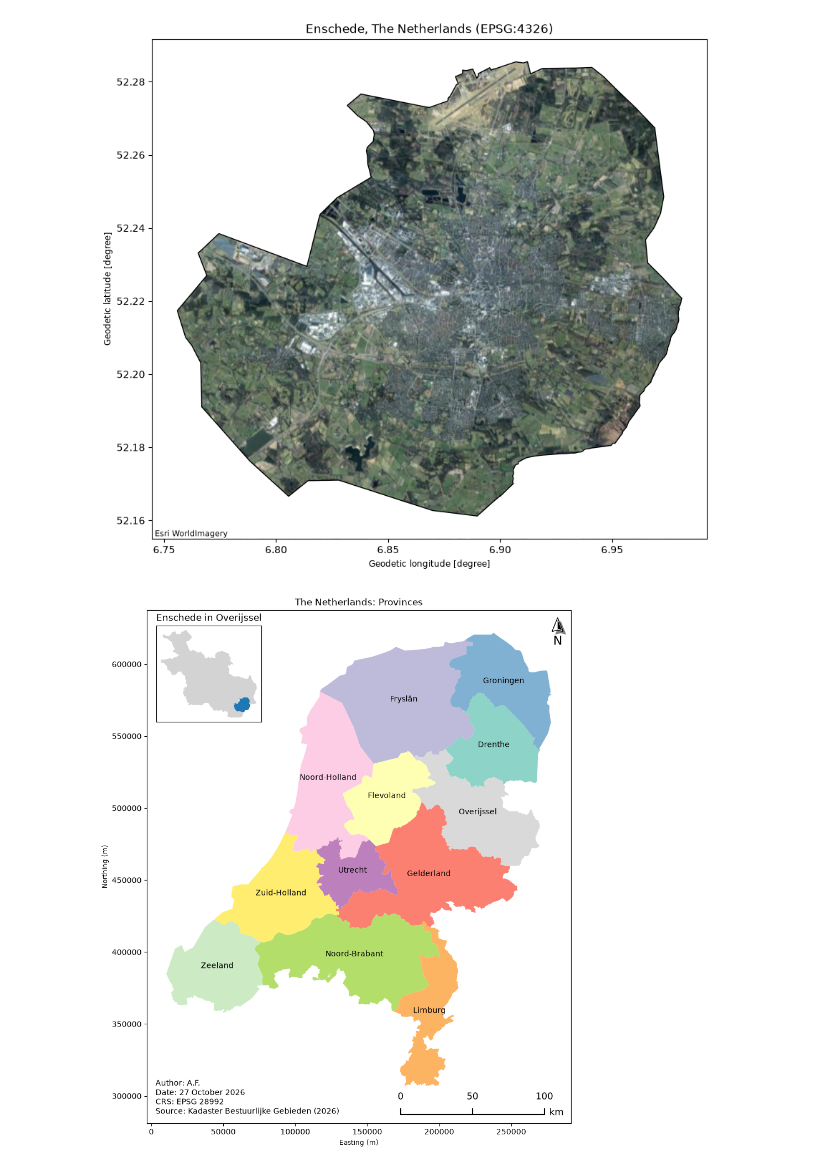
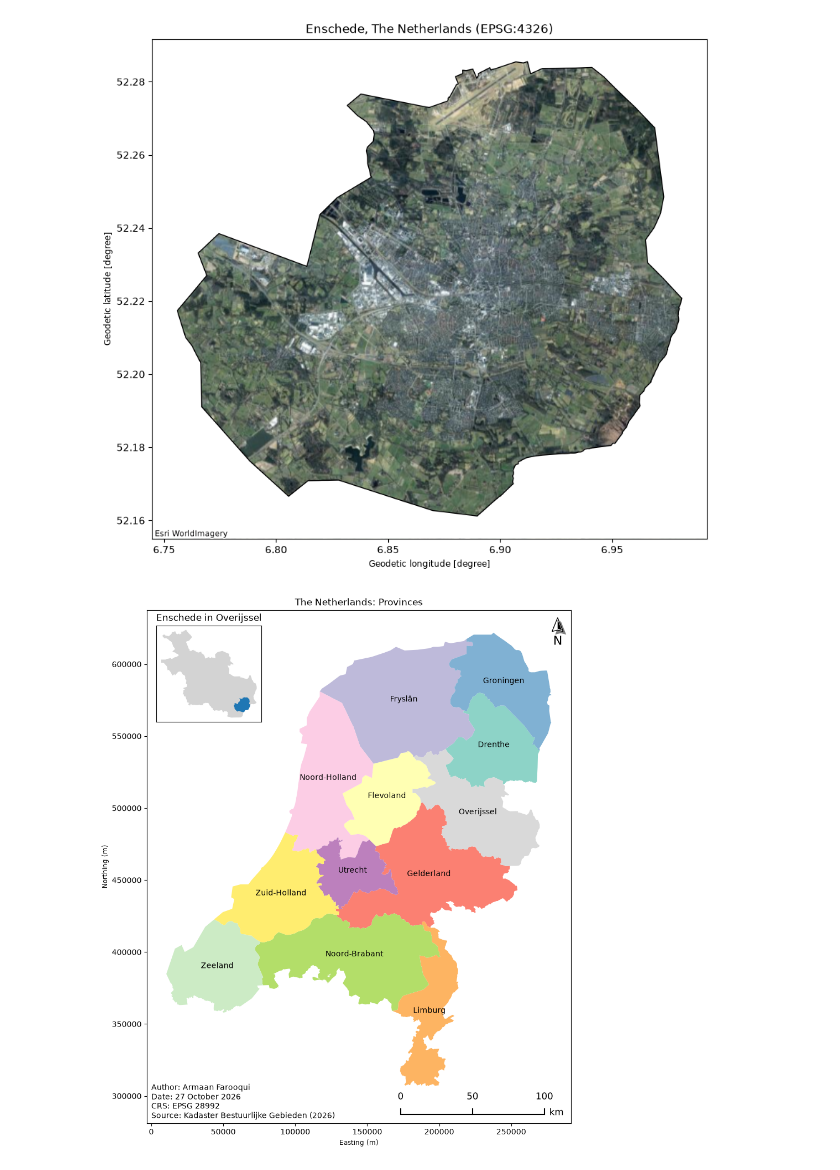
Before and after one commit to armaanFarooqui/playground, a Jupyter notebook: notebooks/3_political_maps.ipynb, the cells around one changed output. Cells and saved outputs as stored; diff of their text form; code cells hidden in the pictures.

```diff
--- a/notebooks/3_political_maps.ipynb
+++ b/notebooks/3_political_maps.ipynb
@@ -9,7 +9,7 @@ from shapely.geometry import box
 from matplotlib_map_utils import north_arrow, scale_bar, inset_map
 # %%
 gpkg_path = Path('../data/outputs/netherlands.gpkg')
-export_path = Path('../data/outputs/netherlands_provinces.png')
+export_path = Path('../data/outputs')
 
 country = gpd.read_file(gpkg_path, layer='country')
 
@@ -204,36 +203,40 @@ inset = inset_map(
     ax,
     coords=(0.27, 0.97),
 )
 
 overijssel.plot(
     ax=inset,
     color='lightgrey'
 )
 
 enschede.plot(
     ax=inset
 )
 
 inset.set(
     title='Enschede in Overijssel',
     xlabel='',
     ylabel='',
     xticks=[],
     yticks=[]
 )
 
 ax.text(
-    x=0.02,
-    y=0.05,
-    s='Author: A.F.\n'
+    x=0.01,
+    y=0.01,
+    s='Author: Armaan Farooqui\n'
     'Date: 27 October 2026\n'
     'CRS: EPSG 28992\n'
     'Source: Kadaster Bestuurlijke Gebieden (2026)',
-    va='center',
     transform=ax.transAxes
 )
 
-plt.savefig(export_path, dpi=300, bbox_inches='tight')
+plt.savefig(
+    export_path / 'netherlands_provinces.png',
+    dpi=300,
+    bbox_inches='tight'
+)
+
 plt.show()
 # %% [output]
-[figure, old version]
+[figure, new version]
```
Also changed, not shown: parts of 1 cell of this notebook, 4 other files.
